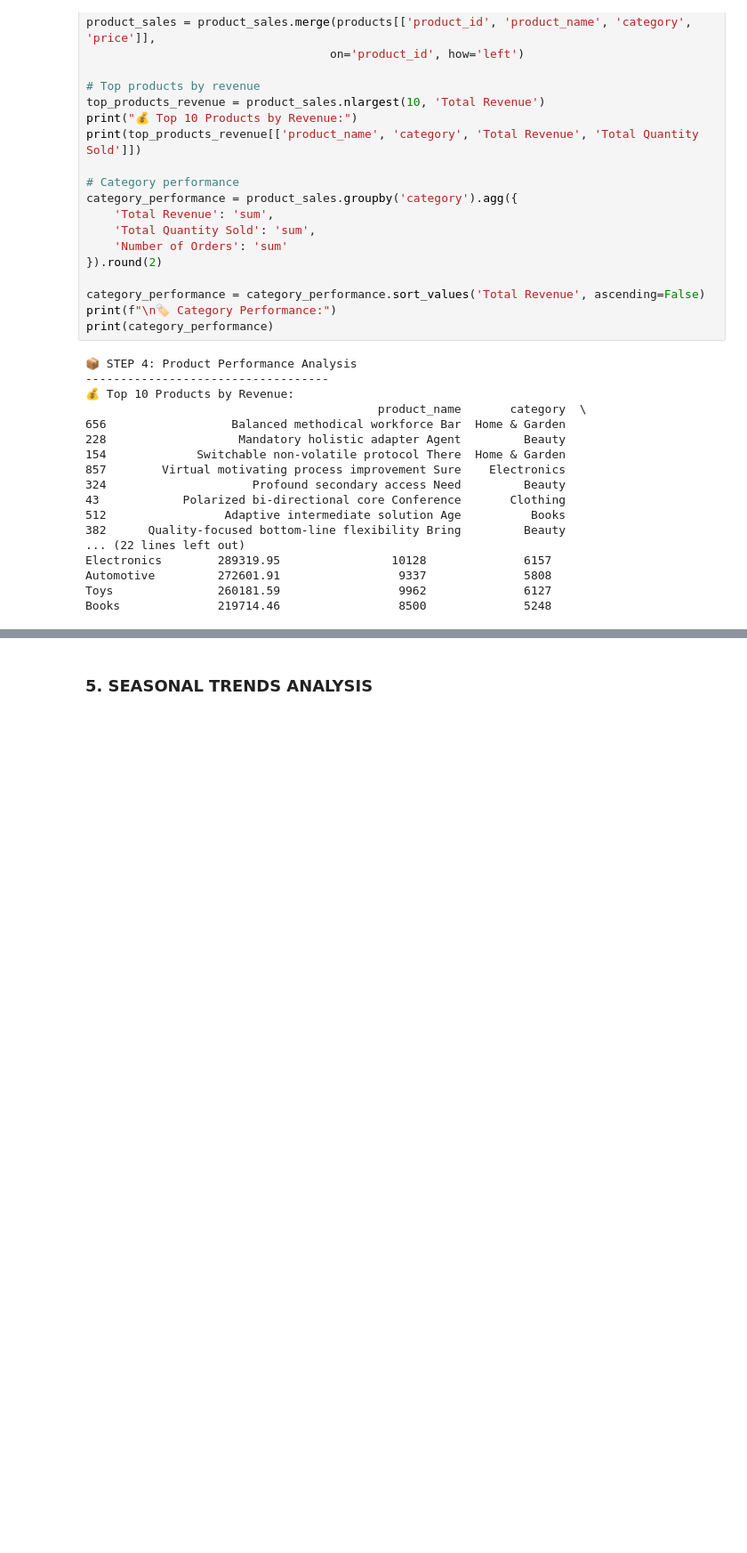
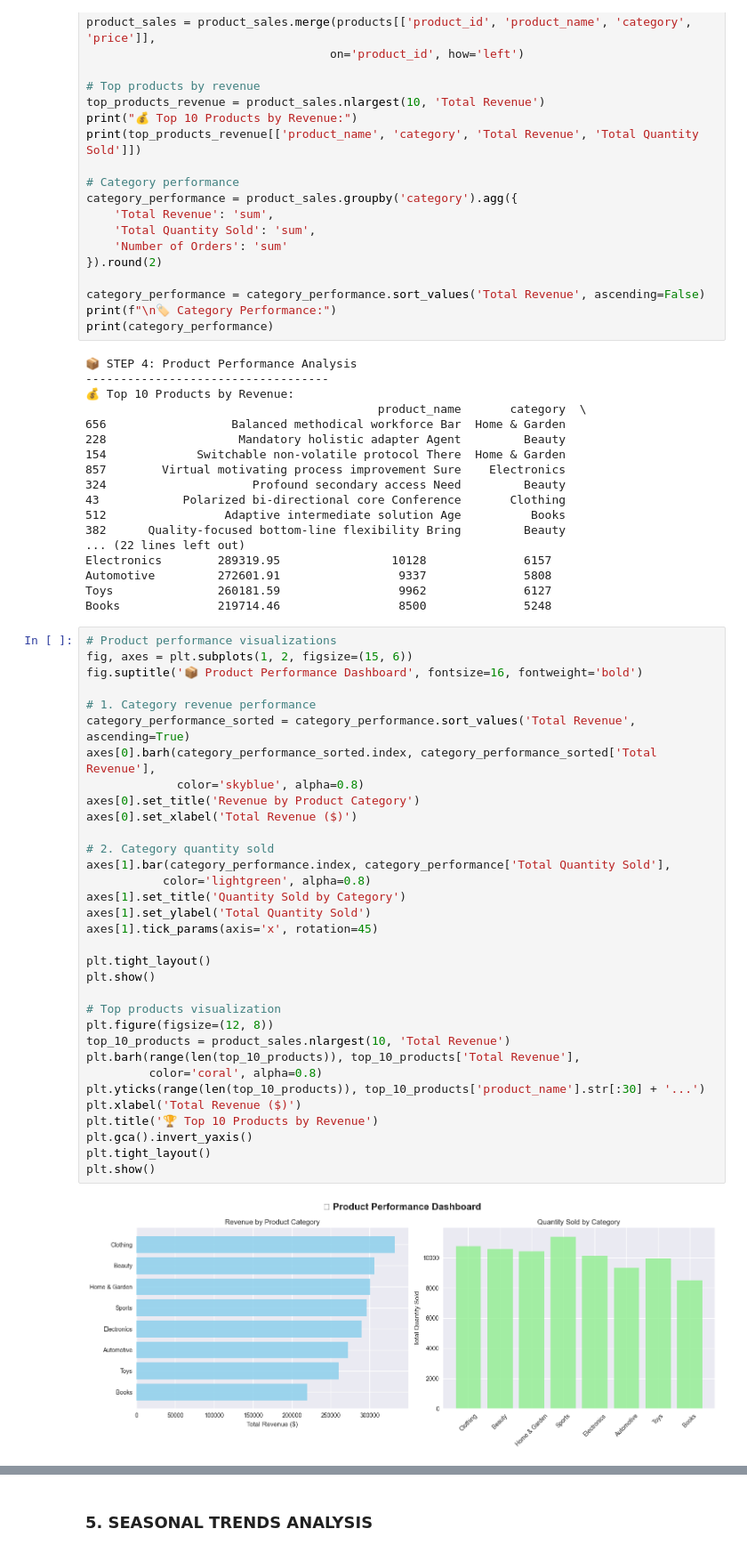
Before and after one commit to saksonita/bigdatapredictivemethods, a Jupyter notebook: W1/descriptive.ipynb, the cells around one changed output, grey strips where cells are left out. Shown at 89% size. Drawn from its saved outputs; the diff is of its cells as text; blank space fills up the shorter version.

```diff
--- a/W1/descriptive.ipynb
+++ b/W1/descriptive.ipynb
@@ -222,3 +468,38 @@ Electronics        289319.95                10128              6157
 Automotive         272601.91                 9337              5808
 Toys               260181.59                 9962              6127
 Books              219714.46                 8500              5248
+# %%
+# Product performance visualizations
+fig, axes = plt.subplots(1, 2, figsize=(15, 6))
+fig.suptitle('📦 Product Performance Dashboard', fontsize=16, fontweight='bold')
+
+# 1. Category revenue performance
+category_performance_sorted = category_performance.sort_values('Total Revenue', ascending=True)
+axes[0].barh(category_performance_sorted.index, category_performance_sorted['Total Revenue'],
+             color='skyblue', alpha=0.8)
+axes[0].set_title('Revenue by Product Category')
+axes[0].set_xlabel('Total Revenue ($)')
+
+# 2. Category quantity sold
+axes[1].bar(category_performance.index, category_performance['Total Quantity Sold'],
+           color='lightgreen', alpha=0.8)
+axes[1].set_title('Quantity Sold by Category')
+axes[1].set_ylabel('Total Quantity Sold')
+axes[1].tick_params(axis='x', rotation=45)
+
+plt.tight_layout()
+plt.show()
+
+# Top products visualization
+plt.figure(figsize=(12, 8))
+top_10_products = product_sales.nlargest(10, 'Total Revenue')
+plt.barh(range(len(top_10_products)), top_10_products['Total Revenue'],
+         color='coral', alpha=0.8)
+plt.yticks(range(len(top_10_products)), top_10_products['product_name'].str[:30] + '...')
+plt.xlabel('Total Revenue ($)')
+plt.title('🏆 Top 10 Products by Revenue')
+plt.gca().invert_yaxis()
+plt.tight_layout()
+plt.show()
+# %% [output]
+[figure, added]
```
Also changed, not shown: parts of 11 cells of this notebook.
